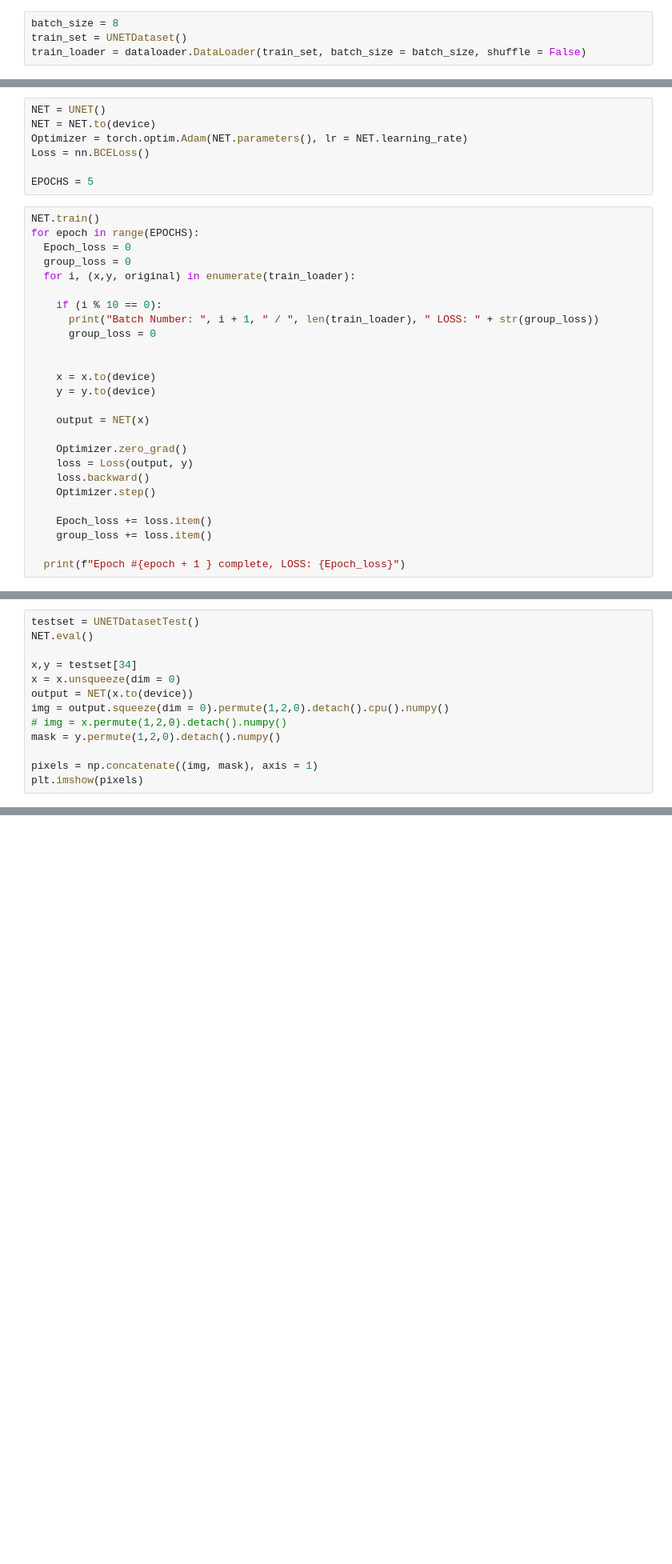
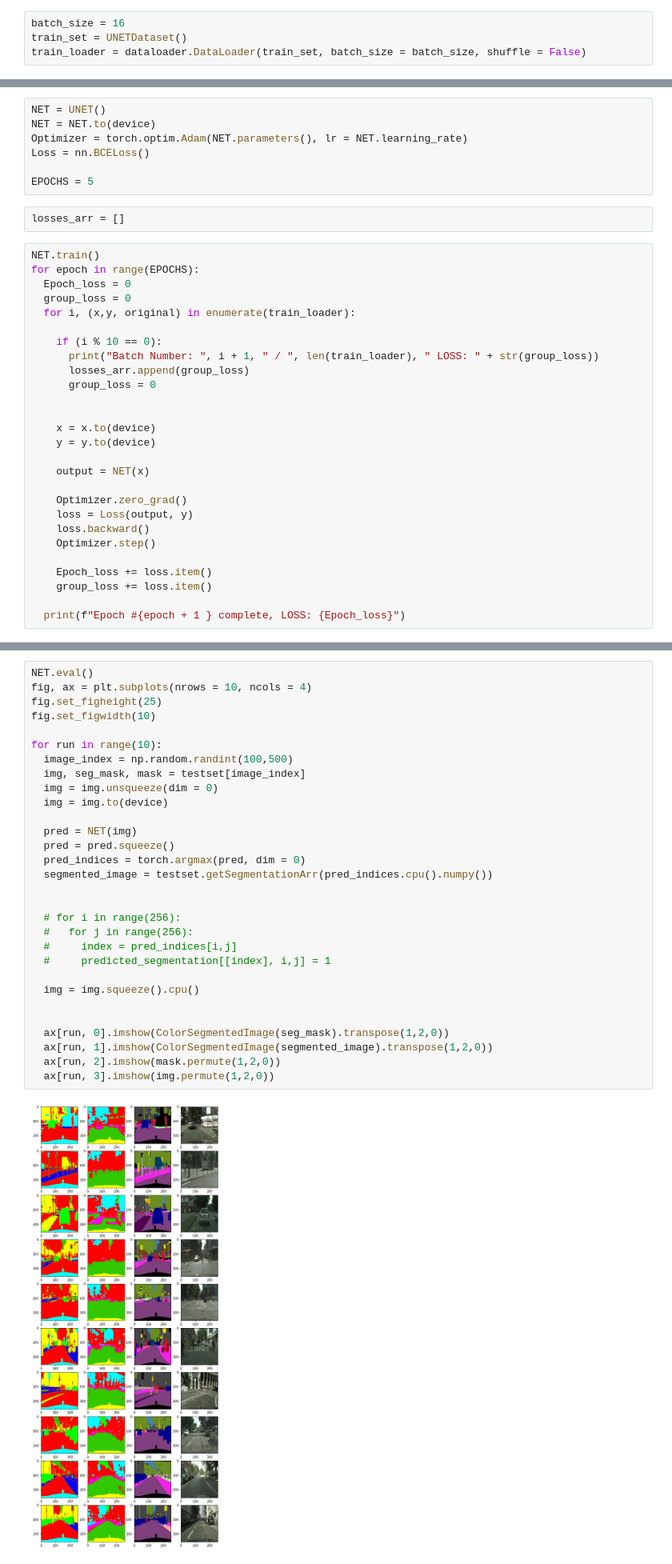
Before and after one commit to Saadkhalid913/ML-Practice, a Jupyter notebook: U_Net.ipynb, the cells around one changed output, grey strips where cells are left out. Shown: that part at 80% size. Drawn from its saved outputs; the diff is of its cells as text; blank space fills up the shorter version.

```diff
--- a/U_Net.ipynb
+++ b/U_Net.ipynb
@@ -125,7 +127,7 @@ class UNETDataset(Dataset):
 
       return img.float(), segmented_mask.float(), mask.float()
 # %%
-batch_size = 8
+batch_size = 16
 train_set = UNETDataset()
 train_loader = dataloader.DataLoader(train_set, batch_size = batch_size, shuffle = False)
 # %%
@@ -331,6 +333,8 @@ Optimizer = torch.optim.Adam(NET.parameters(), lr = NET.learning_rate)
 Loss = nn.BCELoss()
 
 EPOCHS = 5
+# %%
+losses_arr = []
 # %%
 NET.train()
 for epoch in range(EPOCHS):
@@ -340,6 +344,7 @@ for epoch in range(EPOCHS):
 
     if (i % 10 == 0):
       print("Batch Number: ", i + 1, " / ", len(train_loader), " LOSS: " + str(group_loss))
+      losses_arr.append(group_loss)
       group_loss = 0
 
 
@@ -410,13 +366,0 @@ class UNETDatasetTest(Dataset):
-# %%
-testset = UNETDatasetTest()
-NET.eval()
-
-x,y = testset[34]
-x = x.unsqueeze(dim = 0)
-output = NET(x.to(device))
-img = output.squeeze(dim = 0).permute(1,2,0).detach().cpu().numpy()
-# img = x.permute(1,2,0).detach().numpy()
-mask = y.permute(1,2,0).detach().numpy()
-
-pixels = np.concatenate((img, mask), axis = 1)
-plt.imshow(pixels)
@@ -422,0 +440,32 @@ plt.imshow(pixels)
+# %%
+NET.eval()
+fig, ax = plt.subplots(nrows = 10, ncols = 4)
+fig.set_figheight(25)
+fig.set_figwidth(10)
+
+for run in range(10):
+  image_index = np.random.randint(100,500)
+  img, seg_mask, mask = testset[image_index]
+  img = img.unsqueeze(dim = 0)
+  img = img.to(device)
+
+  pred = NET(img)
+  pred = pred.squeeze()
+  pred_indices = torch.argmax(pred, dim = 0)
+  segmented_image = testset.getSegmentationArr(pred_indices.cpu().numpy())
+
+
+  # for i in range(256):
+  #   for j in range(256):
+  #     index = pred_indices[i,j]
+  #     predicted_segmentation[[index], i,j] = 1
+
+  img = img.squeeze().cpu()
+
+
+  ax[run, 0].imshow(ColorSegmentedImage(seg_mask).transpose(1,2,0))
+  ax[run, 1].imshow(ColorSegmentedImage(segmented_image).transpose(1,2,0))
+  ax[run, 2].imshow(mask.permute(1,2,0))
+  ax[run, 3].imshow(img.permute(1,2,0))
+# %% [output]
+[figure, added]
```
Also changed, not shown: parts of 10 cells of this notebook.
